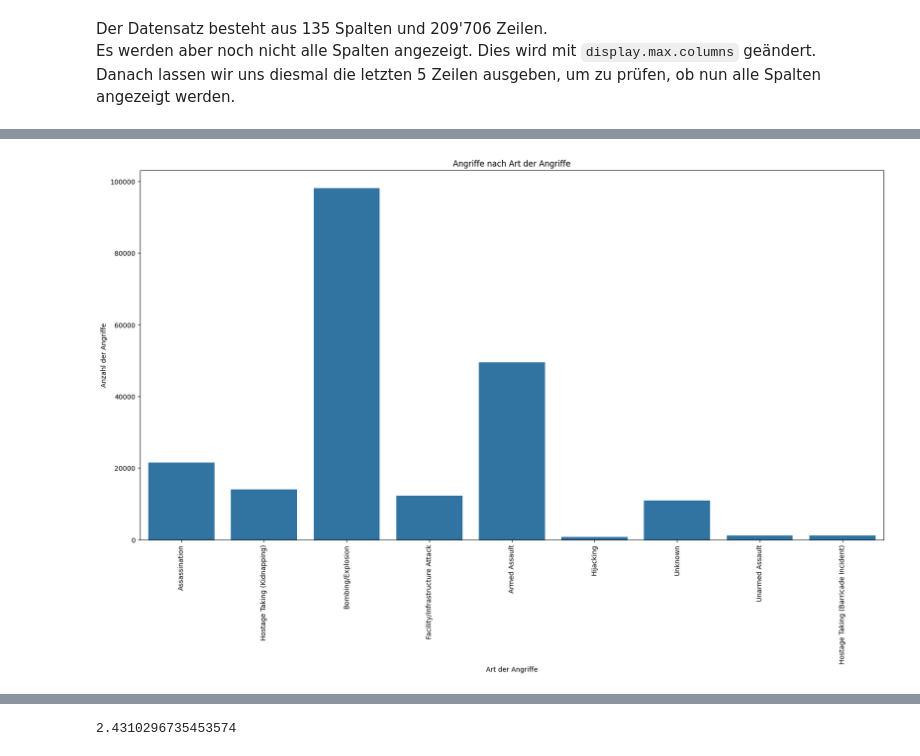
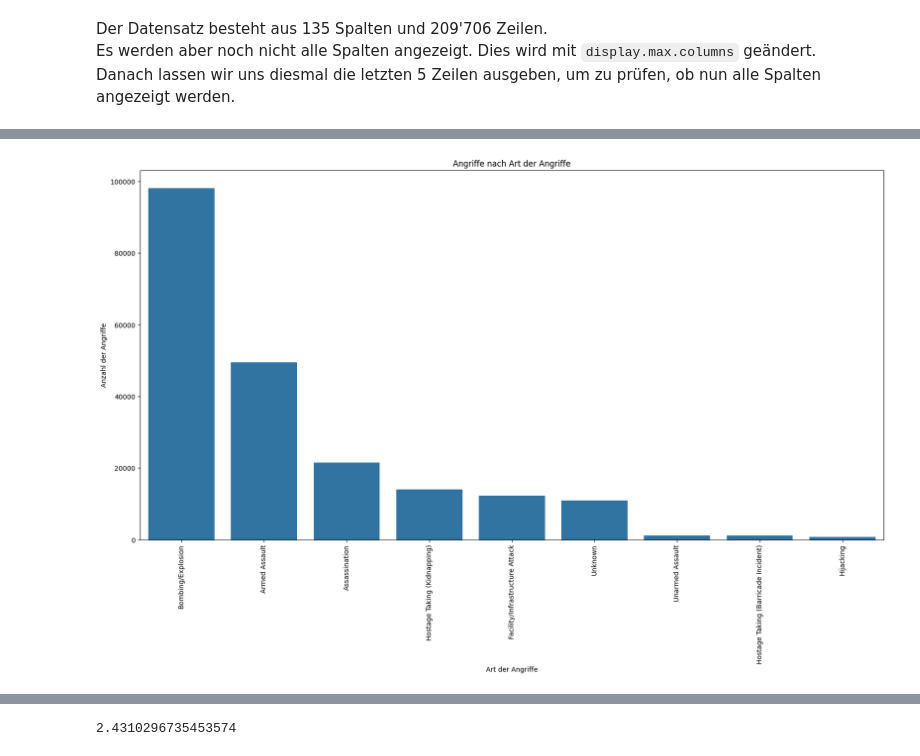
Before and after one commit to rieseflo/GTD, a Jupyter notebook: GTD.ipynb, the cells around one changed output, grey strips where cells are left out. Drawn from its saved outputs; the diff is of its cells as text; code cells hidden in the pictures.

Commit message:
weniger redundanzen, korrigierte requirements, vereinheitlichte plots

```diff
--- a/GTD.ipynb
+++ b/GTD.ipynb
@@ -66,7 +66,7 @@ df = pd.read_excel('data/globalterrorismdb_0522dist.xlsx')
 # %%
 df.to_csv("data/globalterrorismdb_0522dist.csv", index=False)
 # %%
-df = pd.read_csv("data/globalterrorismdb_0522dist.csv")
+df = pd.read_csv("data/globalterrorismdb_0522dist.csv", low_memory=False)
 # %%
 # Anzahl der Zeilen und Spalten anzeigen
 print(df.shape)
@@ -125,0 +105,15 @@ plt.show()
+# %%
+# Wiederverwendbare Funktion zur generierung von Plots
+def showPlot(pltArguments, seabornPlot, seabornArguments=None, seabornNamedArguments=None):
+    plt.figure(figsize=(20,10))
+    plt.xticks(rotation=90)
+    for key, value in pltArguments.items():
+        getattr(plt, key)(value)
+    if seabornArguments:
+        for key, value in seabornArguments.items():
+            getattr(sns, key)(value)
+    if seabornNamedArguments:
+        getattr(sns, seabornPlot)(**seabornNamedArguments)
+    else:
+        getattr(sns, seabornPlot)()
+    plt.show()
@@ -126,11 +132,6 @@ plt.show()
 # %%
 # Angriffe nach Art der Angriffe
-plt.figure(figsize=(20,10))
-sns.countplot(x='attacktype1_txt', data=df)
-plt.title('Angriffe nach Art der Angriffe')
-plt.xlabel('Art der Angriffe')
-plt.ylabel('Anzahl der Angriffe')
-plt.xticks(rotation=90)
-plt.show()
+pltArguments={"title": "Angriffe nach Art der Angriffe", "xlabel" : "Art der Angriffe", "ylabel": "Anzahl der Angriffe"}
+showPlot(pltArguments, "countplot", seabornNamedArguments = {"x": "attacktype1_txt", "data": df, "order": df['attacktype1_txt'].value_counts().index})
 # %% [output]
-[figure, old version]
+[figure, new version]
```
Also changed, not shown: parts of 15 cells of this notebook, 3 other files.
